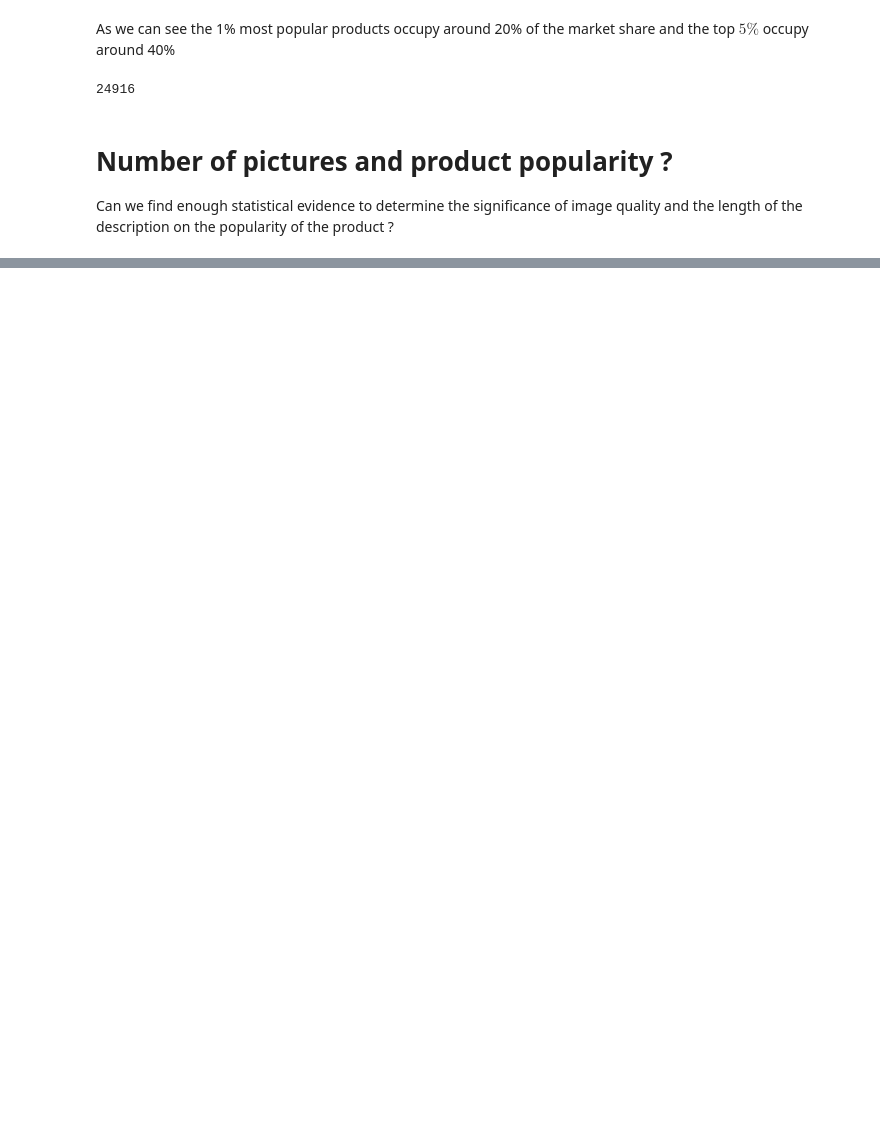
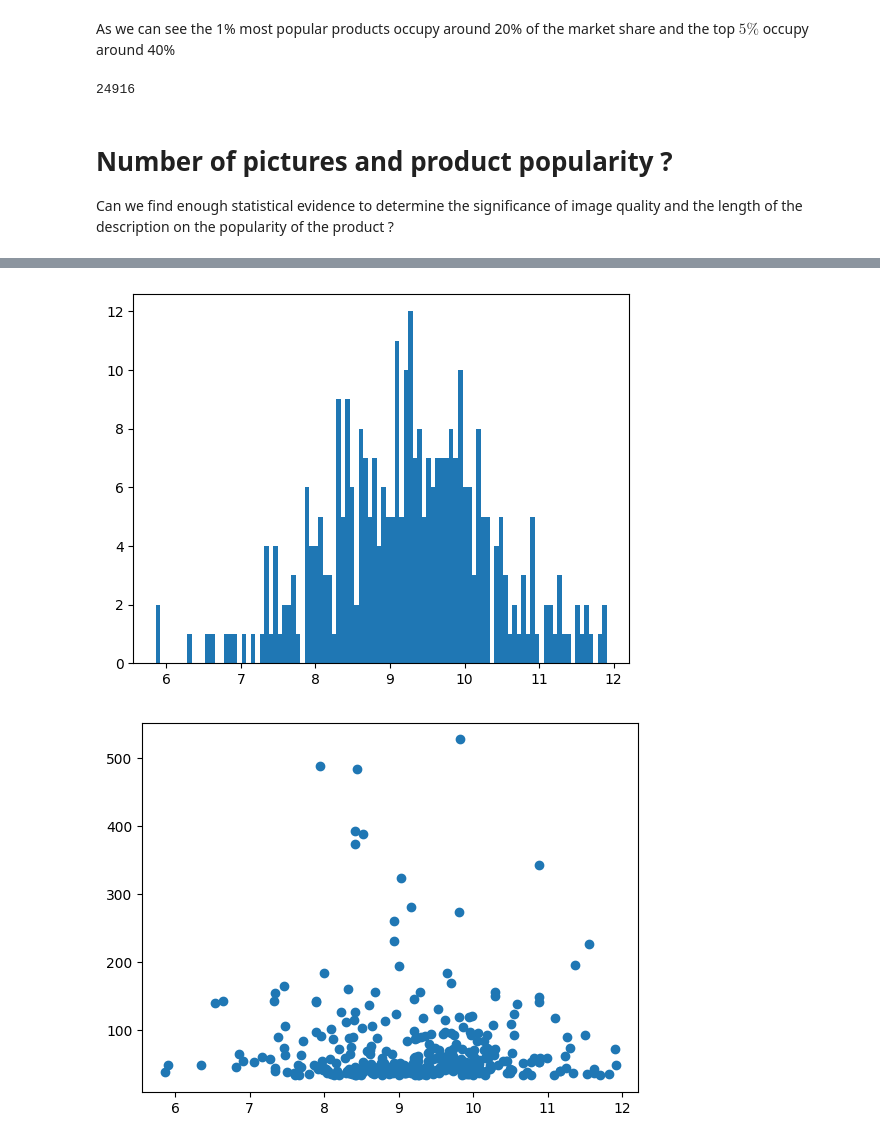
Before and after one commit to ayhem18/Ecommerce_case_study, a Jupyter notebook: data_analysis/products_earning.ipynb, the cells around one changed output, grey strips where cells are left out. Drawn from its saved outputs; the diff is of its cells as text; code cells hidden in the pictures; blank space fills up the shorter version.

```diff
--- a/data_analysis/products_earning.ipynb
+++ b/data_analysis/products_earning.ipynb
@@ -183,0 +135,11 @@ plt.show()
+# %%
+x = pdf['product_description_lenght']
+log_x = np.log2(x)
+plt.hist(log_x, bins=100, density=False)
+plt.show()
+y = pdf['count']
+plt.scatter(log_x, y)
+plt.show()
+# %% [output]
+[figure, added]
+[figure, added]
```
Also changed, not shown: parts of 22 cells of this notebook, 2 other files.
